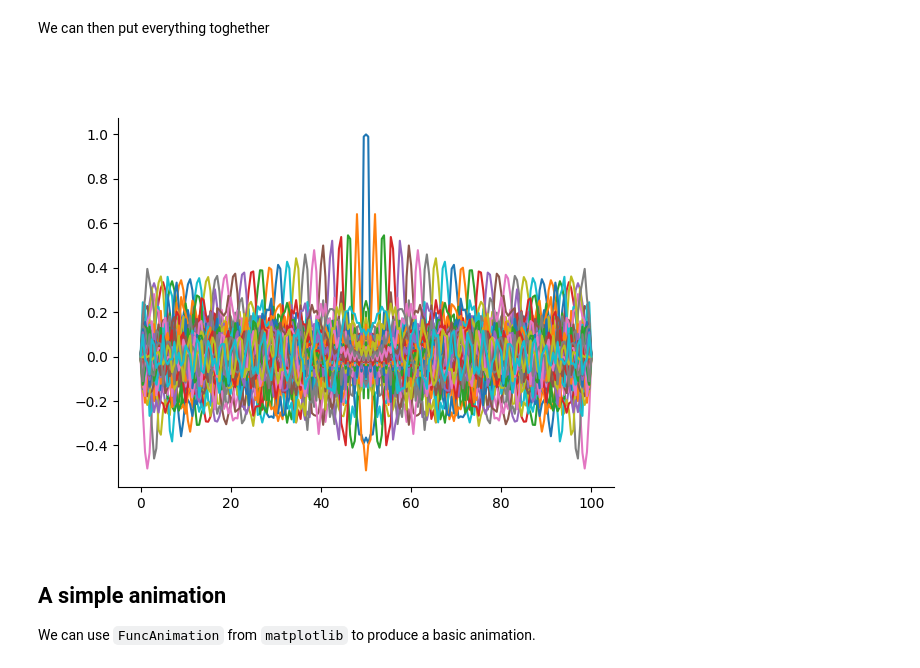
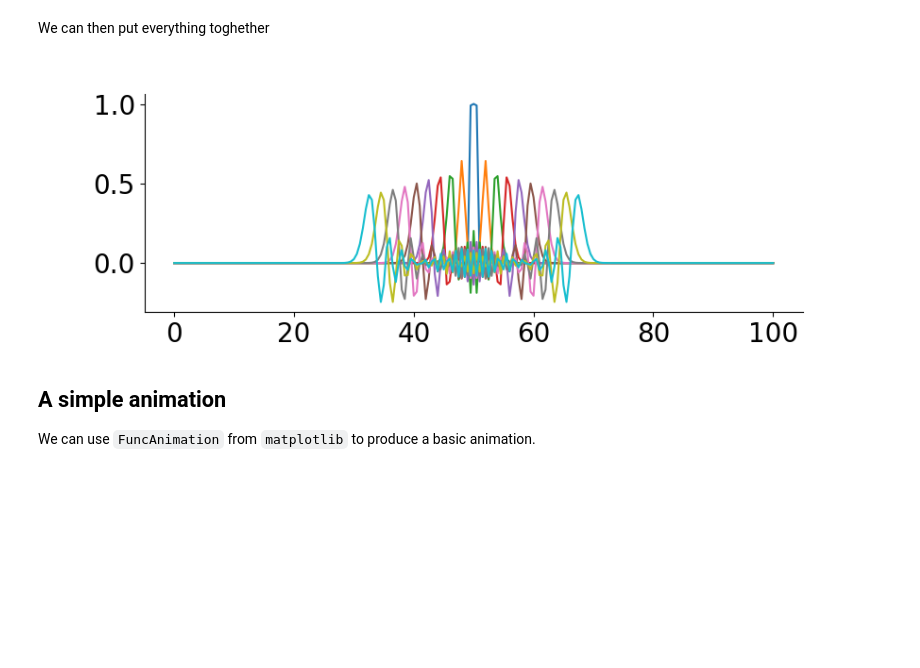
Before and after one commit to FTurci/Waves, a Jupyter notebook: notebooks/WaveEquations.ipynb, the cells around one changed output. Drawn from its saved outputs; the diff is of its cells as text; code cells hidden in the pictures; blank space fills up the shorter version.

```diff
--- a/notebooks/WaveEquations.ipynb
+++ b/notebooks/WaveEquations.ipynb
@@ -1,3 +1,7 @@
+# %%
+import matplotlib.pyplot as plt
+plt.rcParams["figure.figsize"] = (9,3)
+plt.rcParams["font.size"] = 20.0
 # %% [markdown]
 # Solving the wave equation in Python
 
@@ -210,7 +217,7 @@ import matplotlib.pyplot as plt
 # %%
 def initialise(N=1000, L=128.0, alpha=0.1,peak=1,c=1):
     dx = L/N
-    dt = alpha/c*dx
+    dt = alpha/c*dt
     ...
 
     return p,alpha,dx,dt
@@ -273,22 +282,18 @@ def boundaries(p):
 # %% [markdown]
 We can then put everything toghether
 # %%
-L, N, tmax = 100.0, 200, 200.0
+L, N, tmax = 100.0, 200, 20.0
 p, alpha, dx, dt = initialise(N, L, alpha=0.1)
 x = np.arange(N+1)*dx
-
 fig, ax = plt.subplots()
-
 # time evolution
 for iteration in range(int(tmax/dt)):
     naive_evolve(p,alpha)
     boundaries(p)
-    if iteration%int(tmax/dt/100)==0:
-        ax.plot(x,p[:,1])
-
+    if iteration%int(tmax/dt/10)==0: ax.plot(x,p[:,1])
 plt.show()
 # %% [output]
-[figure, old version]
+[figure, new version]
 # %% [markdown]
 ## A simple animation
 
```
Also changed, not shown: parts of 7 cells of this notebook, 1 other file.
